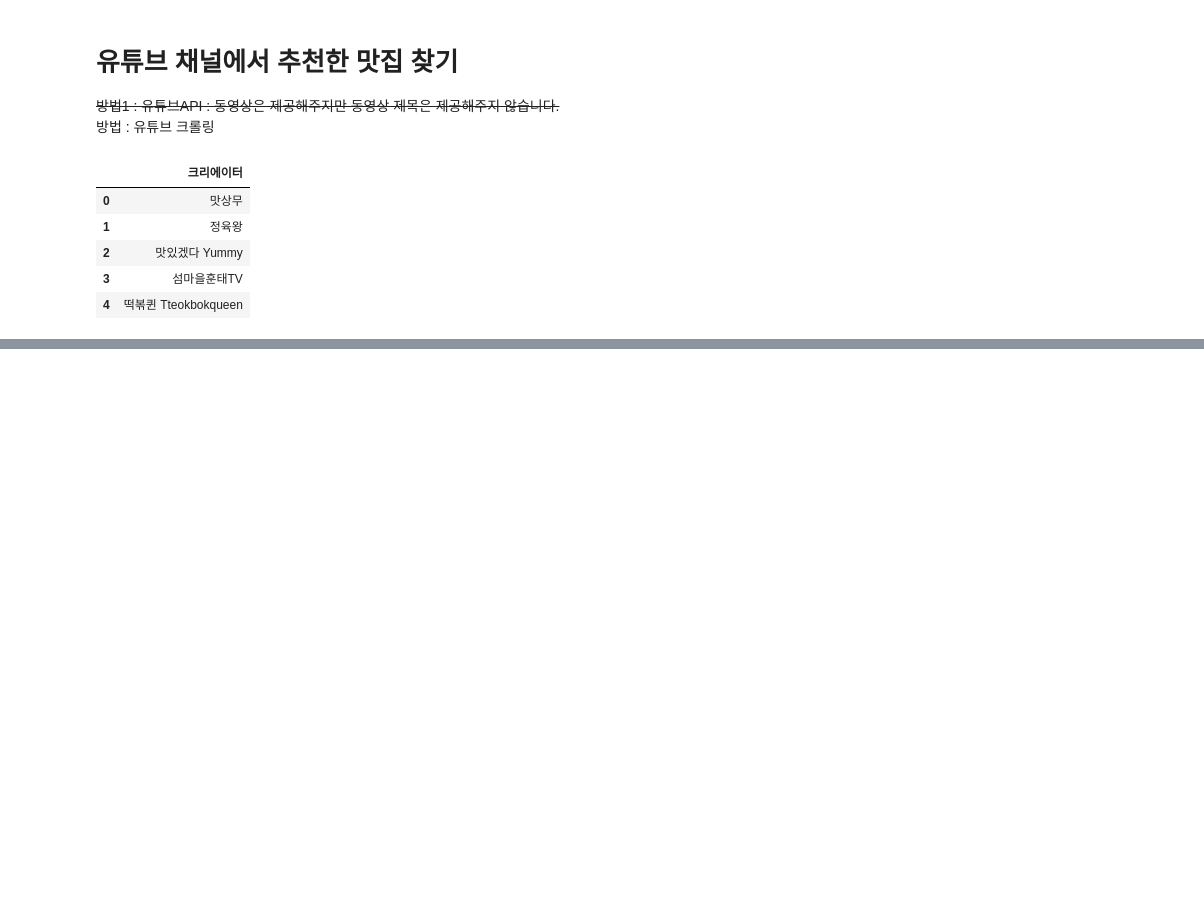
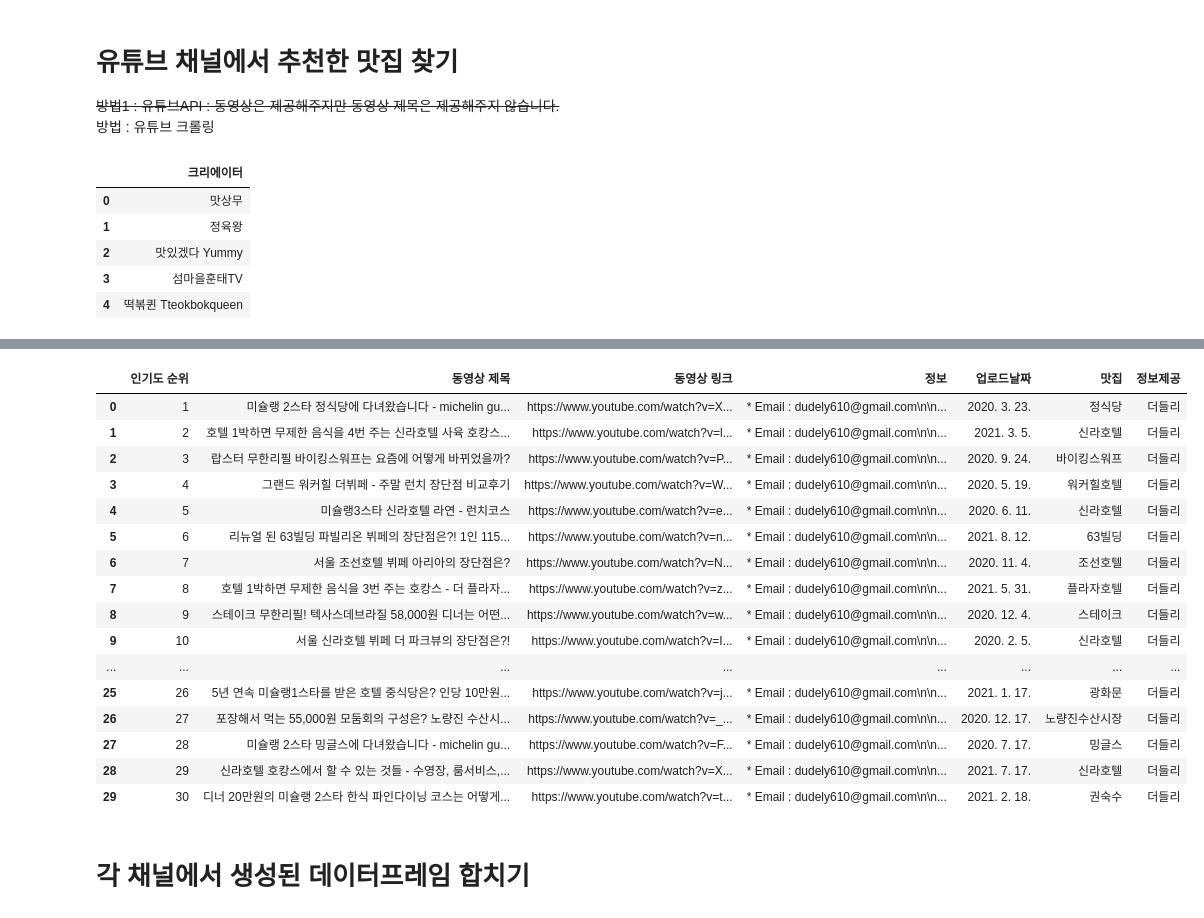
Before and after one commit to moonheee/restaurant-for-media, a Jupyter notebook: Youtube.ipynb, the cells around one changed output, grey strips where cells are left out. Drawn from its saved outputs; the diff is of its cells as text; code cells hidden in the pictures; blank space fills up the shorter version.

```diff
--- a/Youtube.ipynb
+++ b/Youtube.ipynb
@@ -38,0 +93,5 @@ time.sleep(2)
+# %%
+# 2차원 배열 -> 데이터프레임
+df2 = pd.DataFrame(temp,
+                   columns=['인기도 순위', '동영상 제목', '동영상 링크'])
+display(df2)
@@ -38,0 +116,17 @@ time.sleep(2)
+# %%
+df2["정보"] = na.NaN
+df2["업로드날짜"] = na.NaN
+df2["맛집"] = na.NaN
+for i in range(df.shape[0]):
+    print(df2.loc[i, "동영상 링크"])
+    driver.get(df2.loc[i, "동영상 링크"])
+    time.sleep(5)
+    info = driver.find_element_by_css_selector("#description > yt-formatted-string > span:nth-child(3)")
+    # print(info.text)
+    df2.loc[i, "정보"] = info.text
+    date = driver.find_element_by_css_selector("#info-strings > yt-formatted-string")
+    print(date.text)
+    df2.loc[i, "업로드날짜"] = date.text
+    restaurant = driver.find_element_by_css_selector("#container > yt-formatted-string > a:nth-child(1)")
+    print(restaurant.text)
+    df2.loc[i, "맛집"] = restaurant.text
@@ -38,0 +151,28 @@ time.sleep(2)
+# %%
+for row in range(df.shape[0]):
+    df2.loc[row, "맛집"] = df2.loc[row, "맛집"].replace("#","")
+# %%
+# 채널이름 넣기
+df2["정보제공"] = "더들리"
+# %%
+df2
+# %% [output]
+|  | 인기도 순위 | 동영상 제목 | 동영상 링크 | 정보 | 업로드날짜 | 맛집 | 정보제공 |
+| 0 | 1 | 미슐랭 2스타 정식당에 다녀왔습니다 - michelin gu... | https://www.youtube.com/watch?v=X... | * Email : dudely610@gmail.com\n\n... | 2020. 3. 23. | 정식당 | 더들리 |
+| 1 | 2 | 호텔 1박하면 무제한 음식을 4번 주는 신라호텔 사육 호캉스... | https://www.youtube.com/watch?v=l... | * Email : dudely610@gmail.com\n\n... | 2021. 3. 5. | 신라호텔 | 더들리 |
+| 2 | 3 | 랍스터 무한리필 바이킹스워프는 요즘에 어떻게 바뀌었을까? | https://www.youtube.com/watch?v=P... | * Email : dudely610@gmail.com\n\n... | 2020. 9. 24. | 바이킹스워프 | 더들리 |
+| 3 | 4 | 그랜드 워커힐 더뷔페 - 주말 런치 장단점 비교후기 | https://www.youtube.com/watch?v=W... | * Email : dudely610@gmail.com\n\n... | 2020. 5. 19. | 워커힐호텔 | 더들리 |
+| 4 | 5 | 미슐랭3스타 신라호텔 라연 - 런치코스 | https://www.youtube.com/watch?v=e... | * Email : dudely610@gmail.com\n\n... | 2020. 6. 11. | 신라호텔 | 더들리 |
+| 5 | 6 | 리뉴얼 된 63빌딩 파빌리온 뷔페의 장단점은?! 1인 115... | https://www.youtube.com/watch?v=n... | * Email : dudely610@gmail.com\n\n... | 2021. 8. 12. | 63빌딩 | 더들리 |
+| 6 | 7 | 서울 조선호텔 뷔페 아리아의 장단점은? | https://www.youtube.com/watch?v=N... | * Email : dudely610@gmail.com\n\n... | 2020. 11. 4. | 조선호텔 | 더들리 |
+| 7 | 8 | 호텔 1박하면 무제한 음식을 3번 주는 호캉스 - 더 플라자... | https://www.youtube.com/watch?v=z... | * Email : dudely610@gmail.com\n\n... | 2021. 5. 31. | 플라자호텔 | 더들리 |
+| 8 | 9 | 스테이크 무한리필! 텍사스데브라질 58,000원 디너는 어떤... | https://www.youtube.com/watch?v=w... | * Email : dudely610@gmail.com\n\n... | 2020. 12. 4. | 스테이크 | 더들리 |
+| 9 | 10 | 서울 신라호텔 뷔페 더 파크뷰의 장단점은?! | https://www.youtube.com/watch?v=I... | * Email : dudely610@gmail.com\n\n... | 2020. 2. 5. | 신라호텔 | 더들리 |
+| ... | ... | ... | ... | ... | ... | ... | ... |
+| 25 | 26 | 5년 연속 미슐랭1스타를 받은 호텔 중식당은? 인당 10만원... | https://www.youtube.com/watch?v=j... | * Email : dudely610@gmail.com\n\n... | 2021. 1. 17. | 광화문 | 더들리 |
+| 26 | 27 | 포장해서 먹는 55,000원 모둠회의 구성은? 노량진 수산시... | https://www.youtube.com/watch?v=_... | * Email : dudely610@gmail.com\n\n... | 2020. 12. 17. | 노량진수산시장 | 더들리 |
+| 27 | 28 | 미슐랭 2스타 밍글스에 다녀왔습니다 - michelin gu... | https://www.youtube.com/watch?v=F... | * Email : dudely610@gmail.com\n\n... | 2020. 7. 17. | 밍글스 | 더들리 |
+| 28 | 29 | 신라호텔 호캉스에서 할 수 있는 것들 - 수영장, 룸서비스,... | https://www.youtube.com/watch?v=X... | * Email : dudely610@gmail.com\n\n... | 2021. 7. 17. | 신라호텔 | 더들리 |
+| 29 | 30 | 디너 20만원의 미슐랭 2스타 한식 파인다이닝 코스는 어떻게... | https://www.youtube.com/watch?v=t... | * Email : dudely610@gmail.com\n\n... | 2021. 2. 18. | 권숙수 | 더들리 |
+# %% [markdown]
+# 각 채널에서 생성된 데이터프레임 합치기
```
Also changed, not shown: parts of 27 cells of this notebook, 1 other file.
